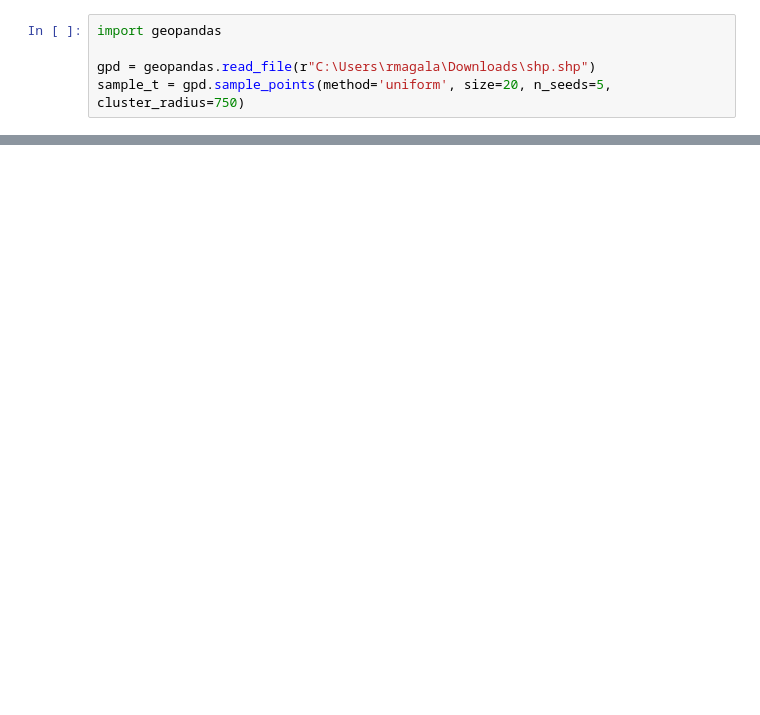
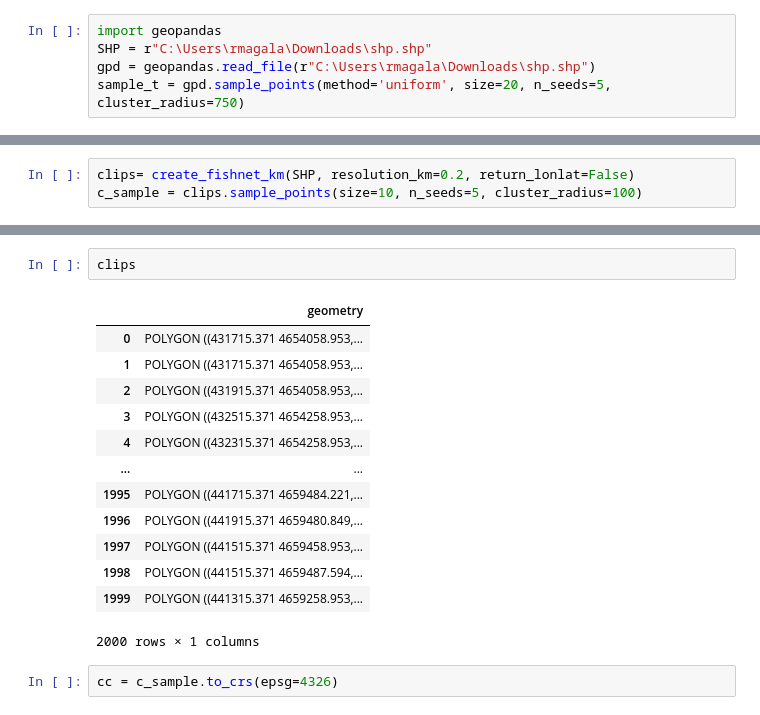
Before and after one commit to MAGALA-RICHARD/apsimNGpy, a Jupyter notebook: apsimNGpy/spatial/sp.ipynb, the cells around one changed output, grey strips where cells are left out. Drawn from its saved outputs; the diff is of its cells as text; blank space fills up the shorter version.

```diff
--- a/apsimNGpy/spatial/sp.ipynb
+++ b/apsimNGpy/spatial/sp.ipynb
@@ -1,6 +1,6 @@
 # %%
 import geopandas
-
+SHP = r"C:\Users\rmagala\Downloads\shp.shp"
 gpd = geopandas.read_file(r"C:\Users\rmagala\Downloads\shp.shp")
 sample_t = gpd.sample_points(method='uniform', size=20, n_seeds=5, cluster_radius=750)
 # %%
@@ -14,0 +96,3 @@ sample_t.iloc[3]
+# %%
+clips= create_fishnet_km(SHP, resolution_km=0.2, return_lonlat=False)
+c_sample = clips.sample_points(size=10, n_seeds=5, cluster_radius=100)
@@ -14,0 +103,18 @@ sample_t.iloc[3]
+# %%
+clips
+# %% [output]
+|  | geometry |
+| 0 | POLYGON ((431715.371 4654058.953,... |
+| 1 | POLYGON ((431715.371 4654058.953,... |
+| 2 | POLYGON ((431915.371 4654058.953,... |
+| 3 | POLYGON ((432515.371 4654258.953,... |
+| 4 | POLYGON ((432315.371 4654258.953,... |
+| ... | ... |
+| 1995 | POLYGON ((441715.371 4659484.221,... |
+| 1996 | POLYGON ((441915.371 4659480.849,... |
+| 1997 | POLYGON ((441515.371 4659458.953,... |
+| 1998 | POLYGON ((441515.371 4659487.594,... |
+| 1999 | POLYGON ((441315.371 4659258.953,... |
+2000 rows × 1 columns
+# %%
+cc = c_sample.to_crs(epsg=4326)
```
Also changed, not shown: parts of 18 cells of this notebook, 16 other files.
